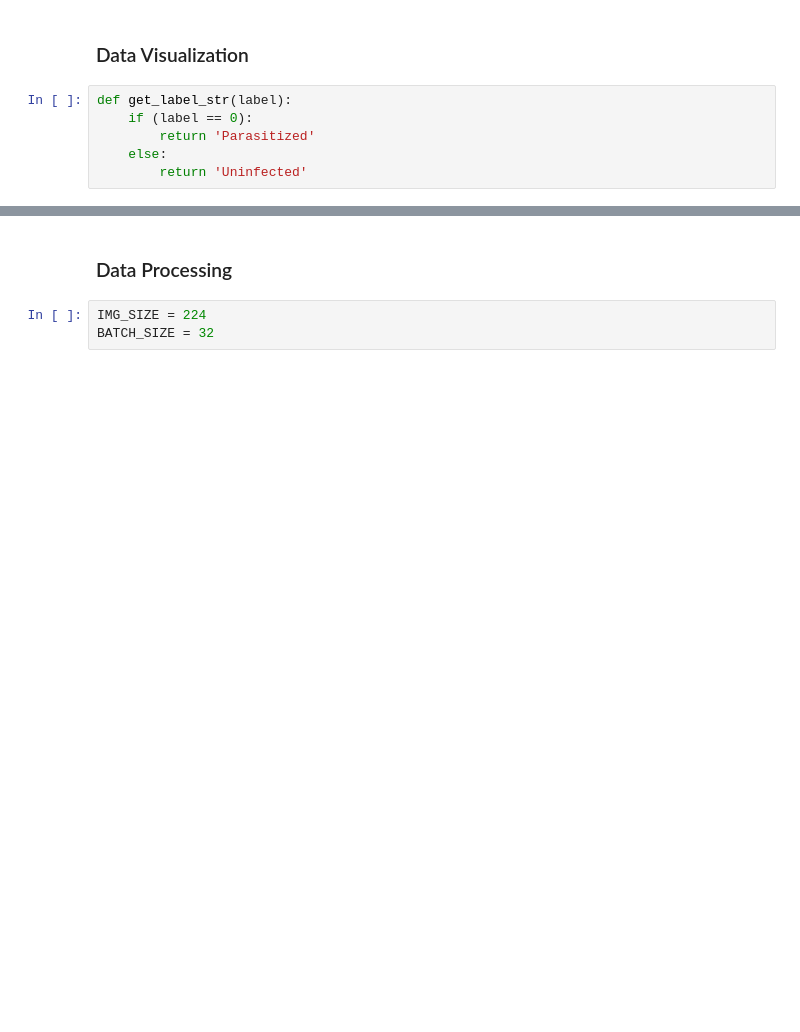
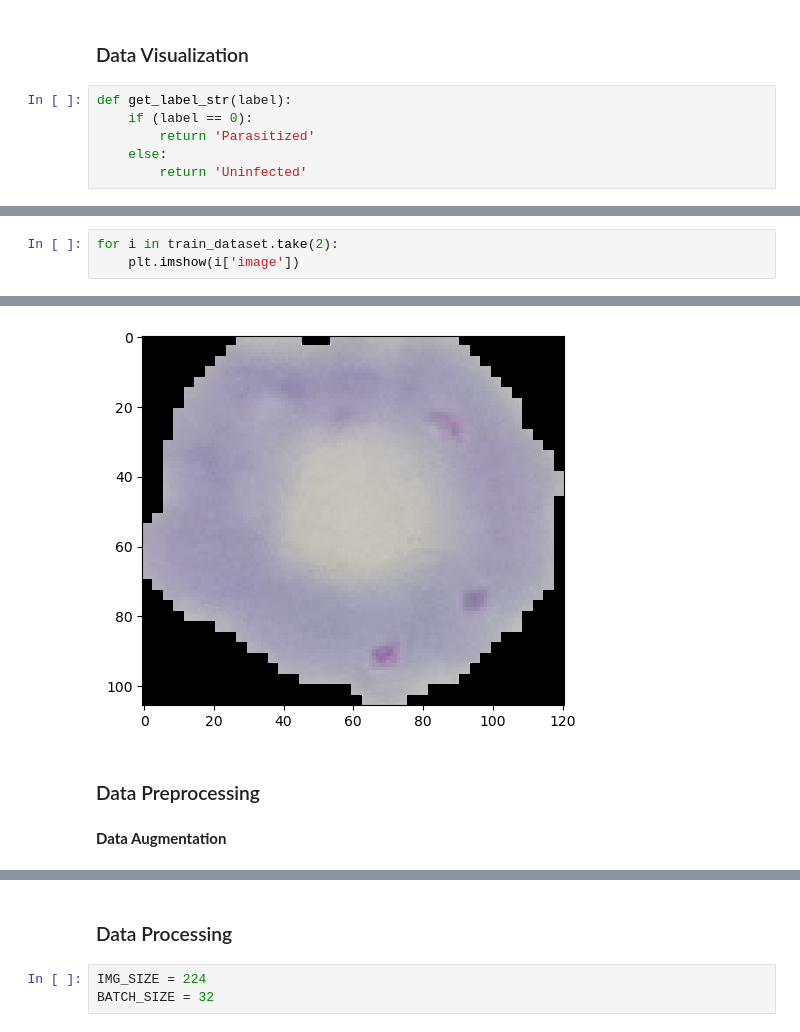
Before and after one commit to Vardaan-Grover/malaria-diagnosis-cnn, a Jupyter notebook: malaria-diagnosis-cnn.ipynb, the cells around one changed output, grey strips where cells are left out. Drawn from its saved outputs; the diff is of its cells as text; blank space fills up the shorter version.

```diff
--- a/malaria-diagnosis-cnn.ipynb
+++ b/malaria-diagnosis-cnn.ipynb
@@ -125 +131,5 @@ for i, sample in enumerate(train_dataset.take(16)):
 [figure]
+# %%
+for i in train_dataset.take(2):
+    plt.imshow(i['image'])
+# %% [output]
@@ -125,0 +137,5 @@ for i, sample in enumerate(train_dataset.take(16)):
+[figure, added]
+# %% [markdown]
+### Data Preprocessing
+# %% [markdown]
+**Data Augmentation**
```
Also changed, not shown: parts of 49 cells of this notebook, 5 other files.
